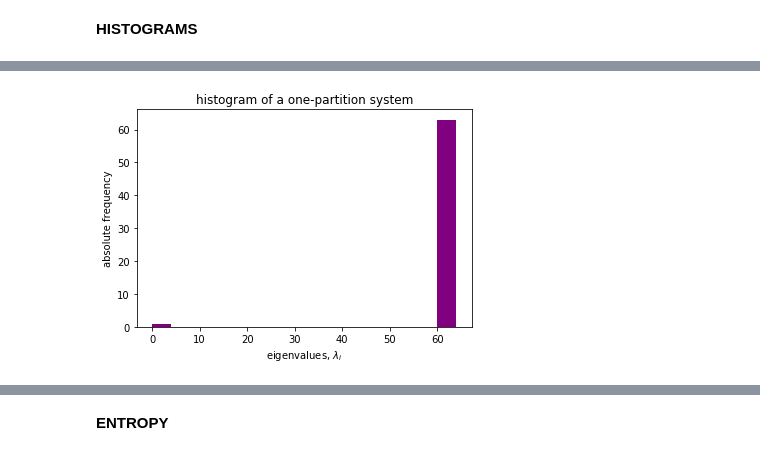
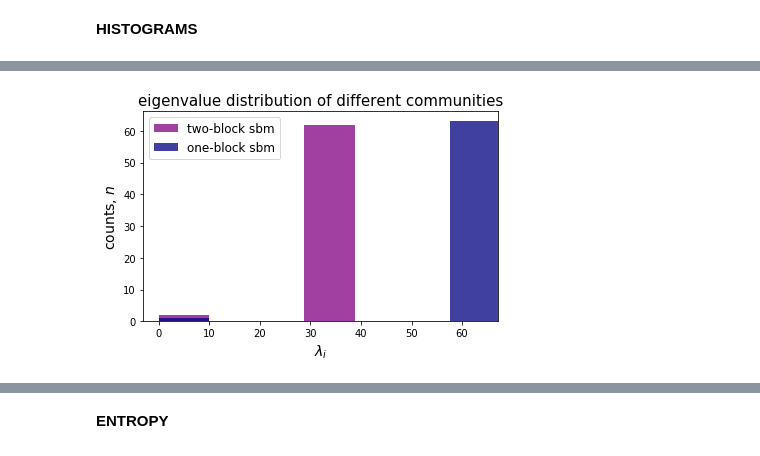
Before and after one commit to jdkazime/phy405-midterm2, a Jupyter notebook: midterm_2.ipynb, the cells around one changed output, grey strips where cells are left out. Saved outputs shown, nothing was run; the diff lists cells and outputs as text; code cells hidden in the pictures.

```diff
--- a/midterm_2.ipynb
+++ b/midterm_2.ipynb
@@ -154,12 +149,31 @@ plt.savefig('figure_3.png')
-# %%
-A = SBM(64,max_edges(32),1,1)
-L = np.diag(np.sum(A,axis = 0)) - A
-eigs,vecs = np.linalg.eigh(L)
-plt.hist(eigs,bins = int(0.25*len(eigs)), color = 'purple')
-plt.xlabel(r'eigenvalues, $\lambda_i$')
-plt.ylabel('absolute frequency')
-plt.title('histogram of a one-partition system')
-plt.savefig('figure_4.png')
-# %% [output]
-[figure, removed]
+# %%
+# New parameters
+N = 64
+p_in = 1
+p_out = 0
+# %%
+A0 = two_block_sbm(N, p_in, p_out)
+
+L0 = np.diag(np.sum(A0, axis = 1)) - A0
+eigs0,_ = np.linalg.eigh(L0)
+# %%
+A1 = two_block_sbm(N, p_in, p_in)
+
+L1 = np.diag(np.sum(A1, axis = 1)) - A1
+eigs1,_ = np.linalg.eigh(L1)
+# %%
+fig, ax = plt.subplots(1, 1)
+
+ax.hist(eigs0, color = 'purple', width = 10, alpha = 0.75, label = 'two-block sbm')
+ax.hist(eigs1, color = 'navy', width = 10, alpha = 0.75, label = 'one-block sbm')
+
+ax.set_ylabel('counts, $n$', fontsize = 14)
+ax.set_xlabel('$\lambda_i$', fontsize = 14)
+ax.set_title('eigenvalue distribution of different communities', fontsize = 15)
+
+ax.legend(loc = 'upper left', fontsize = 12)
+
+fig.tight_layout()
+# %% [output]
+[figure, added]
 # %%
```
Also changed, not shown: parts of 49 cells of this notebook.
